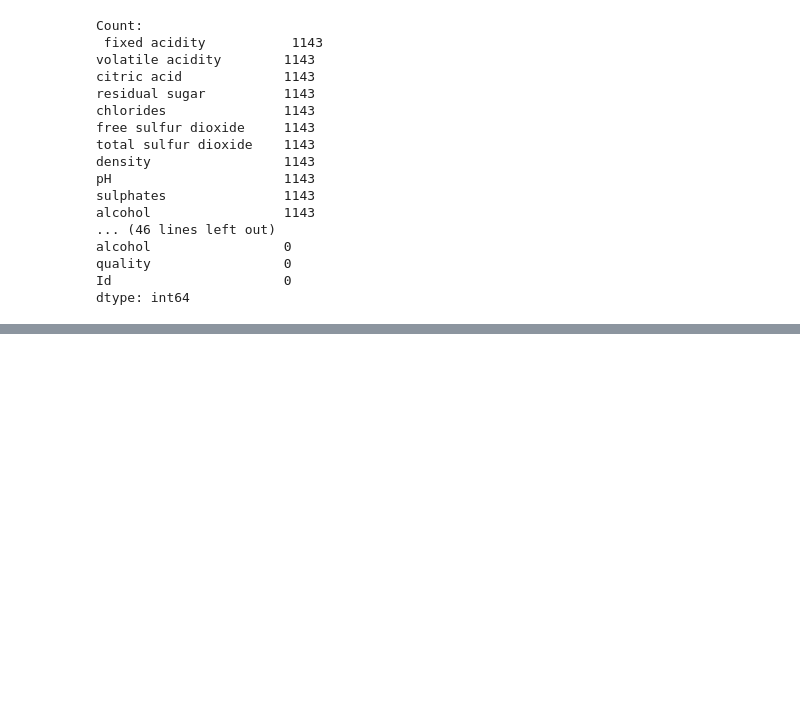
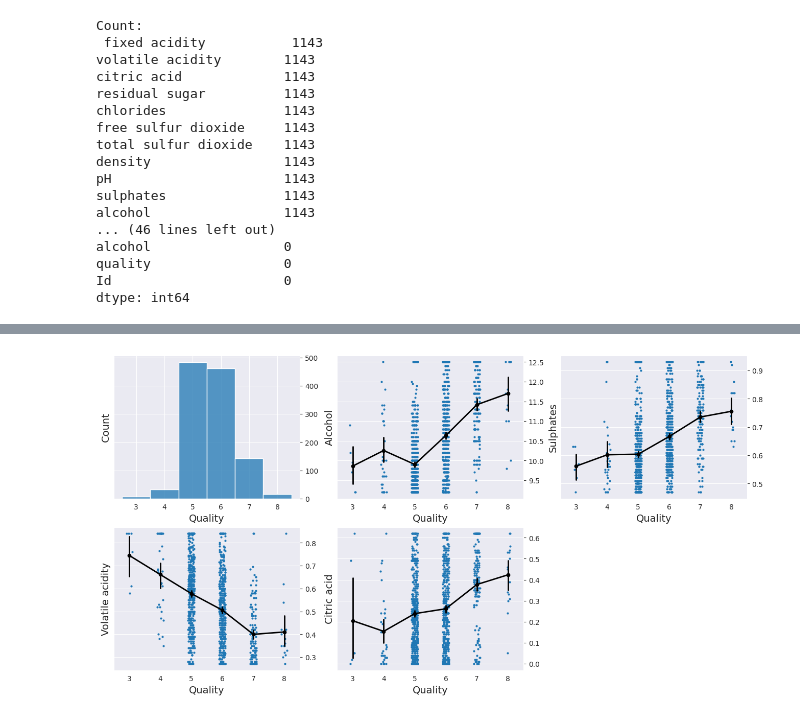
Before and after one commit to laid-weiss/ML-course-project, a Jupyter notebook: hw03_knn/knn.ipynb, the cells around one changed output, grey strips where cells are left out. Cells and saved outputs as stored; diff of their text form; code cells hidden in the pictures; blank space fills up the shorter version.

```diff
--- a/hw03_knn/knn.ipynb
+++ b/hw03_knn/knn.ipynb
@@ -72,0 +115,36 @@ plt.show()
+# %%
+f, axes = plt.subplots(2,3,figsize=(16,8))
+
+sns.histplot(dataset['quality'], ax = axes[0, 0], discrete=True)
+axes[0, 0].set_xlabel('Quality', fontsize=14)
+axes[0, 0].set_ylabel('Count', fontsize=14)
+axes[0, 0].yaxis.tick_right()
+
+sns.pointplot(data=dataset, x="quality", y="alcohol", color='black', ax = axes[0, 1], zorder=10, scale=0.75)
+sns.stripplot(x = 'quality', y = 'alcohol', data = dataset, ax = axes[0, 1], size=3)
+axes[0, 1].set_xlabel('Quality', fontsize=14)
+axes[0, 1].set_ylabel('Alcohol', fontsize=14)
+axes[0, 1].yaxis.tick_right()
+
+sns.pointplot(data=dataset, x="quality", y="sulphates", color='black', ax = axes[0, 2], zorder=10, scale=0.75)
+sns.stripplot(x = 'quality', y = 'sulphates', data = dataset, ax = axes[0, 2], size=3)
+axes[0, 2].set_xlabel('Quality', fontsize=14)
+axes[0, 2].set_ylabel('Sulphates', fontsize=14)
+axes[0, 2].yaxis.tick_right()
+
+sns.pointplot(data=dataset, x="quality", y="volatile acidity", color='black', ax = axes[1, 0], zorder=10, scale=0.75)
+sns.stripplot(x = 'quality', y = 'volatile acidity', data = dataset, ax = axes[1, 0], size=3)
+axes[1, 0].set_xlabel('Quality', fontsize=14)
+axes[1, 0].set_ylabel('Volatile acidity', fontsize=14)
+axes[1, 0].yaxis.tick_right()
+
+sns.pointplot(data=dataset, x="quality", y="citric acid", color='black', ax = axes[1, 1], zorder=10, scale=0.75)
+sns.stripplot(x = 'quality', y = 'citric acid', data = dataset, ax = axes[1, 1], size=3)
+axes[1, 1].set_xlabel('Quality', fontsize=14)
+axes[1, 1].set_ylabel('Citric acid', fontsize=14)
+axes[1, 1].yaxis.tick_right()
+
+axes[1, 2].set_visible(False)
+plt.show()
+# %% [output]
+[figure, added]
```
Also changed, not shown: parts of 6 cells of this notebook.
